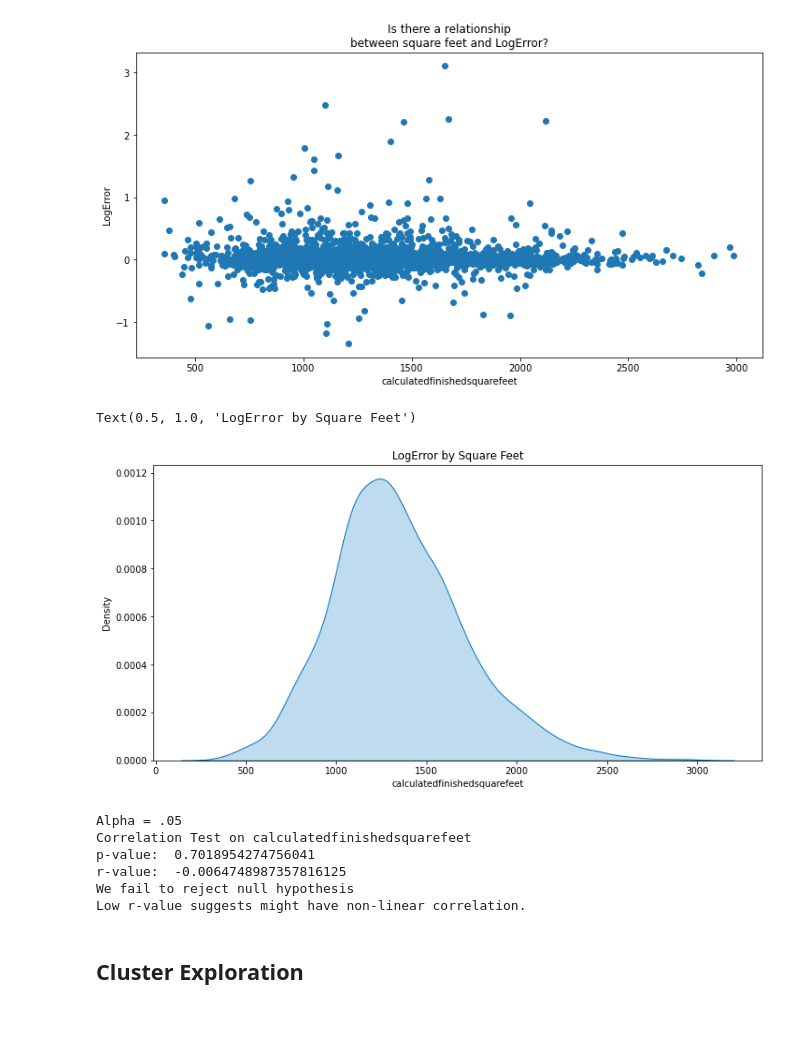
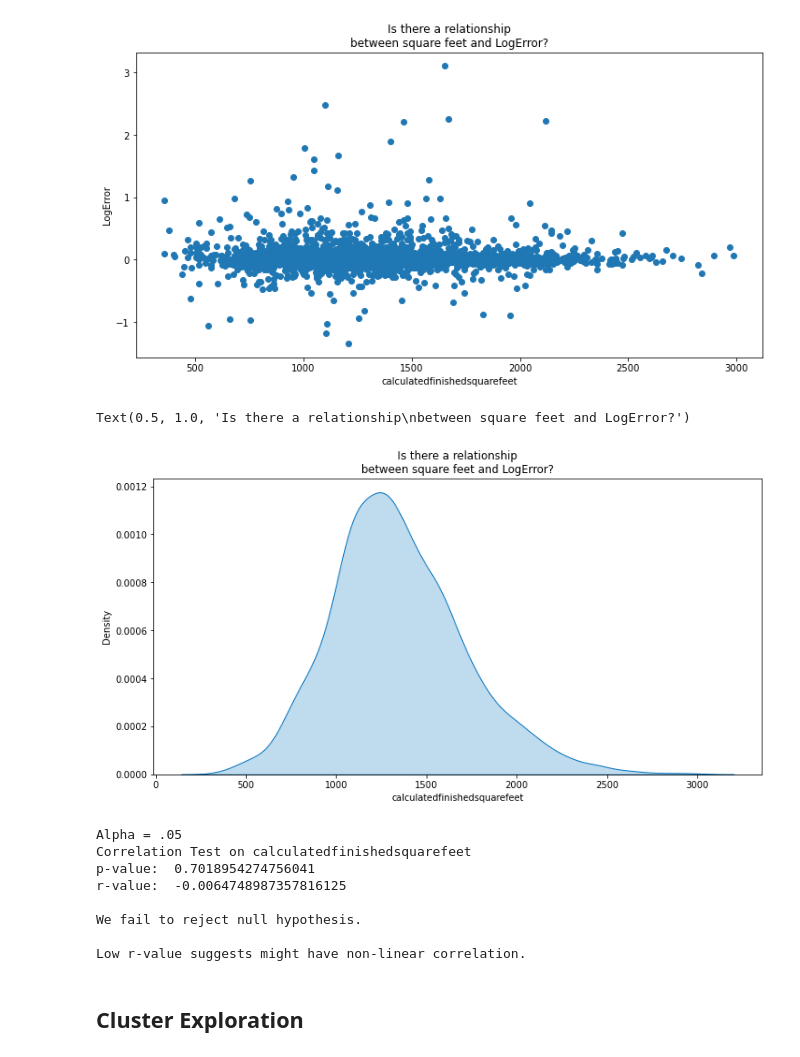
Before and after one commit to raycerna/zillow-clustering-project, a Jupyter notebook: final_report.ipynb, the cells around one changed output. Drawn from its saved outputs; the diff is of its cells as text; code cells hidden in the pictures; blank space fills up the shorter version.

```diff
--- a/final_report.ipynb
+++ b/final_report.ipynb
@@ -215,14 +215,14 @@ plt.show()
 # %%
 # plot square feet by logerror
 plt.figure(figsize=(12,6))
 Mth = sns.kdeplot(train.calculatedfinishedsquarefeet[(train["logerror"] < 1) ],
                 color="#0072BD", shade = True)
 Mth.set_ylabel('Density')
 Mth.set_xlabel('calculatedfinishedsquarefeet')
-Mth.set_title('LogError by Square Feet')
+Mth.set_title('Is there a relationship\nbetween square feet and LogError?')
 # %% [output]
-Text(0.5, 1.0, 'LogError by Square Feet')
+Text(0.5, 1.0, 'Is there a relationship\nbetween square feet and LogError?')
-[figure, old version]
+[figure, new version]
 # %%
 # p-value must be lower than alpha to reject null hypothesis
 alpha = .05
@@ -232,18 +232,20 @@ print('Correlation Test on calculatedfinishedsquarefeet')
 print('p-value: ',p)
 print('r-value: ',r)
 if p > alpha:
-    print("We fail to reject null hypothesis")
+    print("\nWe fail to reject null hypothesis.")
 elif t < 0:
-    print("We fail to reject null hypothesis")
+    print("We fail to reject null hypothesis.")
 else:
-    print("We reject null hypothesis")
-print('Low r-value suggests might have non-linear correlation.\n')
+    print("We reject null hypothesis.")
+print('\nLow r-value suggests might have non-linear correlation.\n')
 # %% [output]
 Alpha = .05
 Correlation Test on calculatedfinishedsquarefeet
 p-value:  0.7018954274756041
 r-value:  -0.0064748987357816125
-We fail to reject null hypothesis
+
+We fail to reject null hypothesis.
+
 Low r-value suggests might have non-linear correlation.
 # %% [markdown]
 ## Cluster Exploration
```
Also changed, not shown: parts of 18 cells of this notebook.
